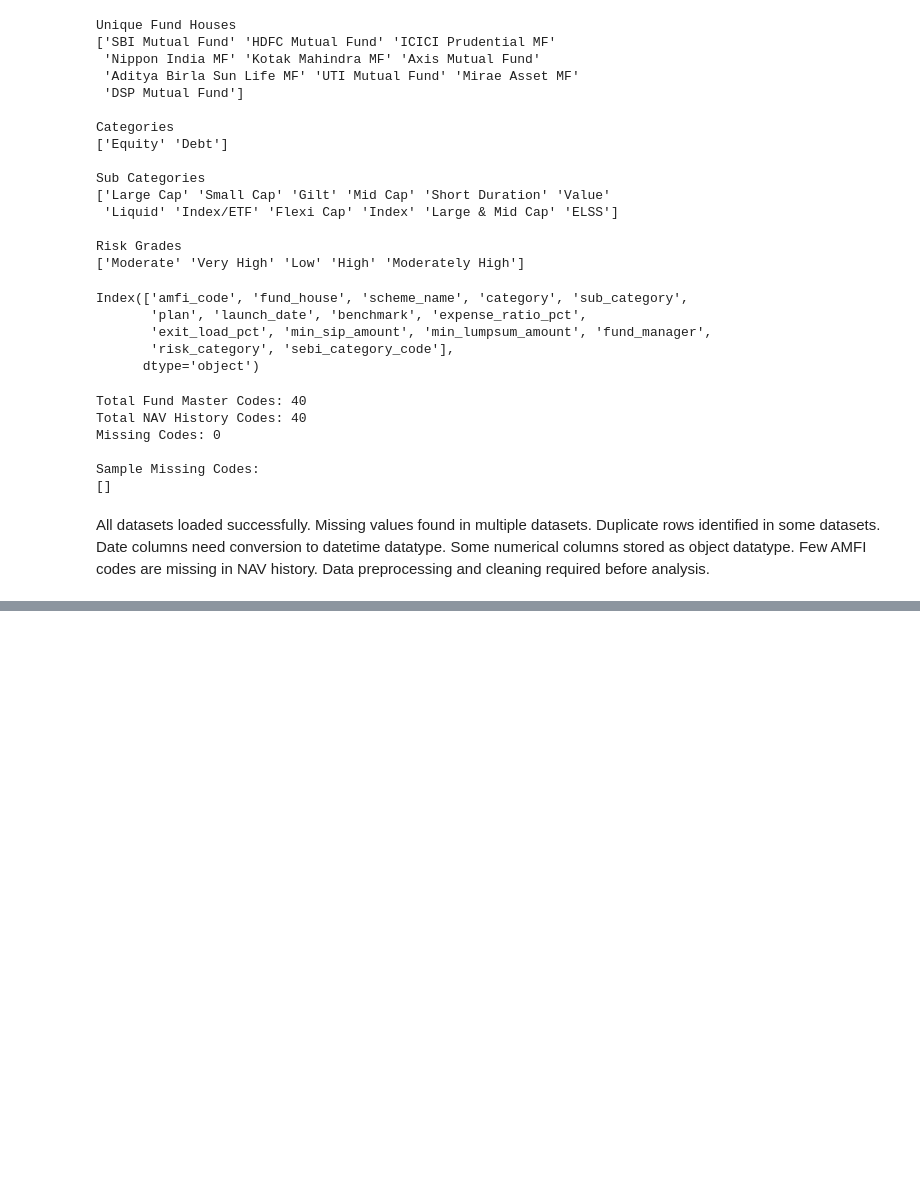
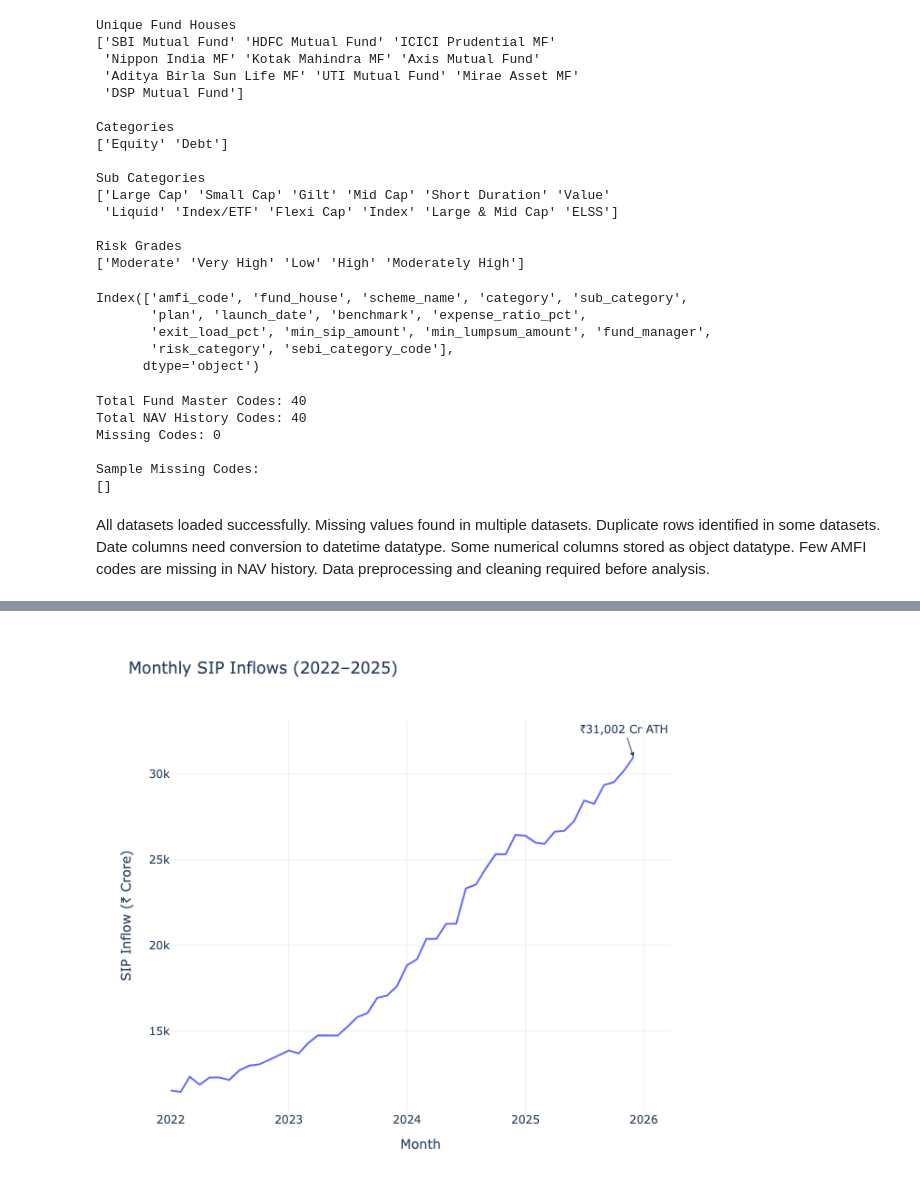
Before and after one commit to chitranjansahu00298-droid/mutual_fund_analysis, a Jupyter notebook: notebooks/day1_data_ingestion.ipynb, the cells around one changed output, grey strips where cells are left out. Saved outputs shown, nothing was run; the diff lists cells and outputs as text; code cells hidden in the pictures; blank space fills up the shorter version.

```diff
--- a/notebooks/day1_data_ingestion.ipynb
+++ b/notebooks/day1_data_ingestion.ipynb
@@ -268,0 +435,57 @@ Data preprocessing and cleaning required before analysis.
+# %%
+# -----------------------------------
+# Create SIP DataFrame
+# -----------------------------------
+
+sip = loaded_data['monthly_sip_inflows']
+
+# -----------------------------------
+# Convert Month Column
+# -----------------------------------
+
+sip['month'] = pd.to_datetime(
+    sip['month'],
+    errors='coerce'
+)
+
+# -----------------------------------
+# Plot SIP Trend
+# -----------------------------------
+
+fig = px.line(
+    sip,
+    x='month',
+    y='sip_inflow_crore',
+    title='Monthly SIP Inflows (2022–2025)'
+)
+
+# -----------------------------------
+# Add Annotation for All-Time High
+# -----------------------------------
+
+fig.add_annotation(
+    x='2025-12-01',
+    y=31002,
+    text='₹31,002 Cr ATH',
+    showarrow=True,
+    arrowhead=2
+)
+
+# -----------------------------------
+# Layout Improvements
+# -----------------------------------
+
+fig.update_layout(
+    xaxis_title='Month',
+    yaxis_title='SIP Inflow (₹ Crore)',
+    template='plotly_white',
+    height=600
+)
+
+# -----------------------------------
+# Show Chart
+# -----------------------------------
+
+fig.show()
+# %% [output]
+[figure, added]
```
Also changed, not shown: parts of 21 cells of this notebook, 12 other files.
